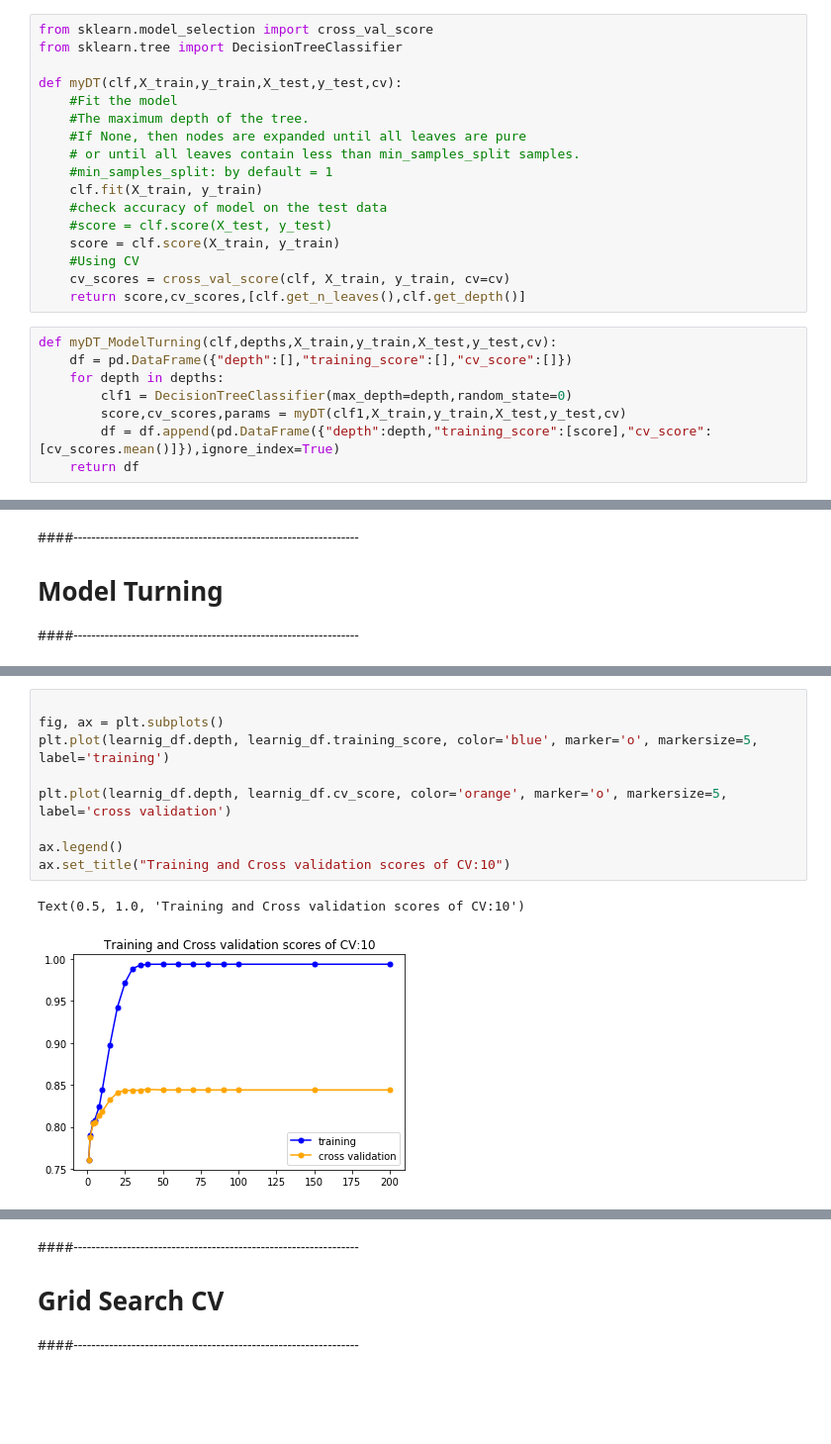
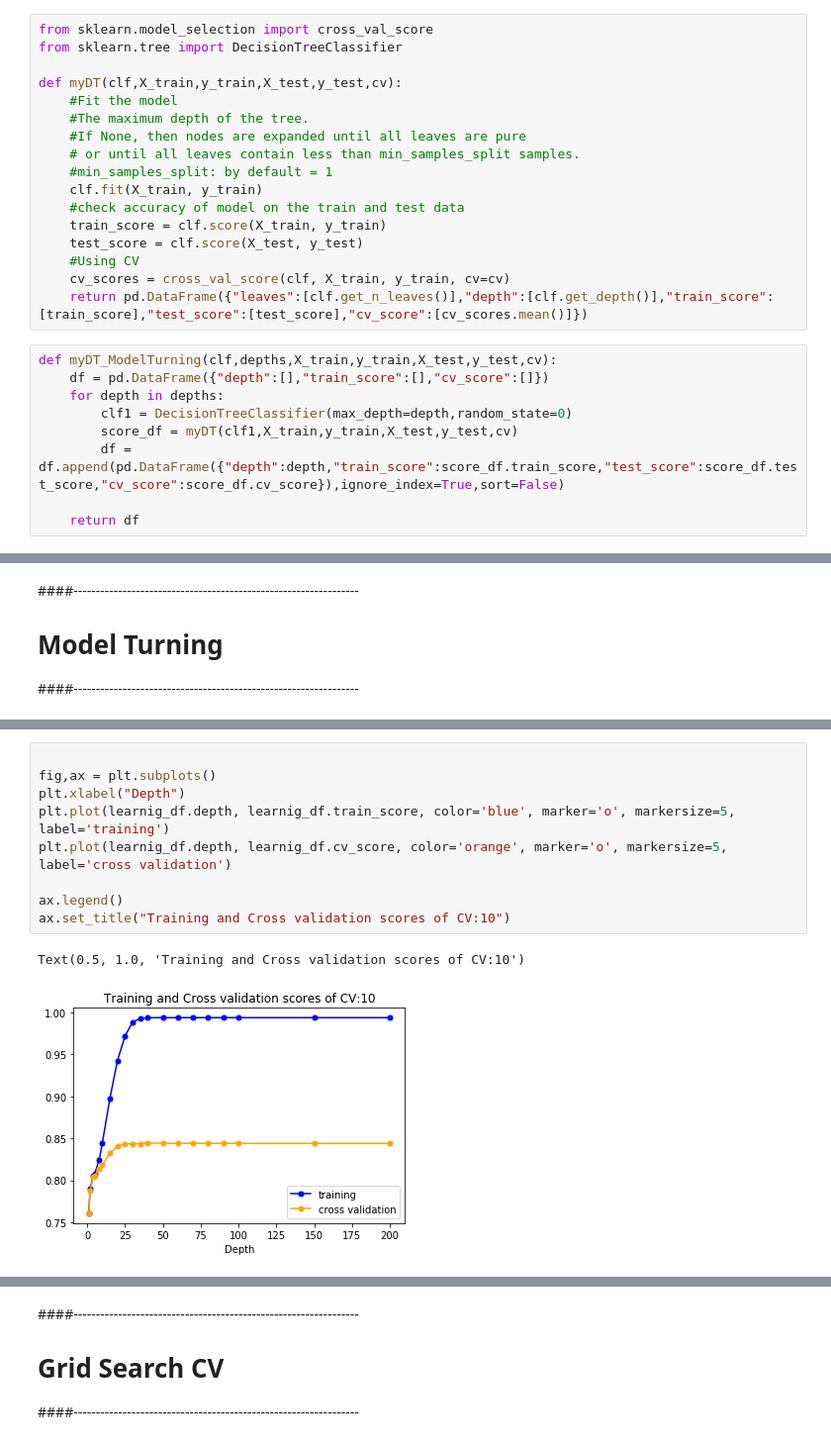
Before and after one commit to ngocbaosp/ML-Projects, a Jupyter notebook: notebooks/DT.ipynb, the cells around one changed output, grey strips where cells are left out. Shown at 99% size. Drawn from its saved outputs; the diff is of its cells as text; blank space fills up the shorter version.

Commit message:
Decision Tree Model

```diff
--- a/notebooks/DT.ipynb
+++ b/notebooks/DT.ipynb
@@ -245,17 +245,18 @@ def myDT(clf,X_train,y_train,X_test,y_test,cv):
     # or until all leaves contain less than min_samples_split samples.
     #min_samples_split: by default = 1
     clf.fit(X_train, y_train)
-    #check accuracy of model on the test data
-    #score = clf.score(X_test, y_test)
-    score = clf.score(X_train, y_train)
+    #check accuracy of model on the train and test data
+    train_score = clf.score(X_train, y_train)
+    test_score = clf.score(X_test, y_test)
     #Using CV
     cv_scores = cross_val_score(clf, X_train, y_train, cv=cv)
-    return score,cv_scores,[clf.get_n_leaves(),clf.get_depth()]
+    return pd.DataFrame({"leaves":[clf.get_n_leaves()],"depth":[clf.get_depth()],"train_score":[train_score],"test_score":[test_score],"cv_score":[cv_scores.mean()]})
 # %%
 def myDT_ModelTurning(clf,depths,X_train,y_train,X_test,y_test,cv):
-    df = pd.DataFrame({"depth":[],"training_score":[],"cv_score":[]})
+    df = pd.DataFrame({"depth":[],"train_score":[],"cv_score":[]})
     for depth in depths:
         clf1 = DecisionTreeClassifier(max_depth=depth,random_state=0)
-        score,cv_scores,params = myDT(clf1,X_train,y_train,X_test,y_test,cv)
-        df = df.append(pd.DataFrame({"depth":depth,"training_score":[score],"cv_score":[cv_scores.mean()]}),ignore_index=True)
+        score_df = myDT(clf1,X_train,y_train,X_test,y_test,cv)
+        df = df.append(pd.DataFrame({"depth":depth,"train_score":score_df.train_score,"test_score":score_df.test_score,"cv_score":score_df.cv_score}),ignore_index=True,sort=False)
+
     return df
@@ -542,12 +524,12 @@ learnig_df.describe()
 # %%
 
-fig, ax = plt.subplots()
-plt.plot(learnig_df.depth, learnig_df.training_score, color='blue', marker='o', markersize=5, label='training')
-
+fig,ax = plt.subplots()
+plt.xlabel("Depth")
+plt.plot(learnig_df.depth, learnig_df.train_score, color='blue', marker='o', markersize=5, label='training')
 plt.plot(learnig_df.depth, learnig_df.cv_score, color='orange', marker='o', markersize=5, label='cross validation')
 
 ax.legend()
 ax.set_title("Training and Cross validation scores of CV:10")
 # %% [output]
 Text(0.5, 1.0, 'Training and Cross validation scores of CV:10')
-[figure, old version]
+[figure, new version]
```
Also changed, not shown: parts of 30 cells of this notebook, 1 other file.
